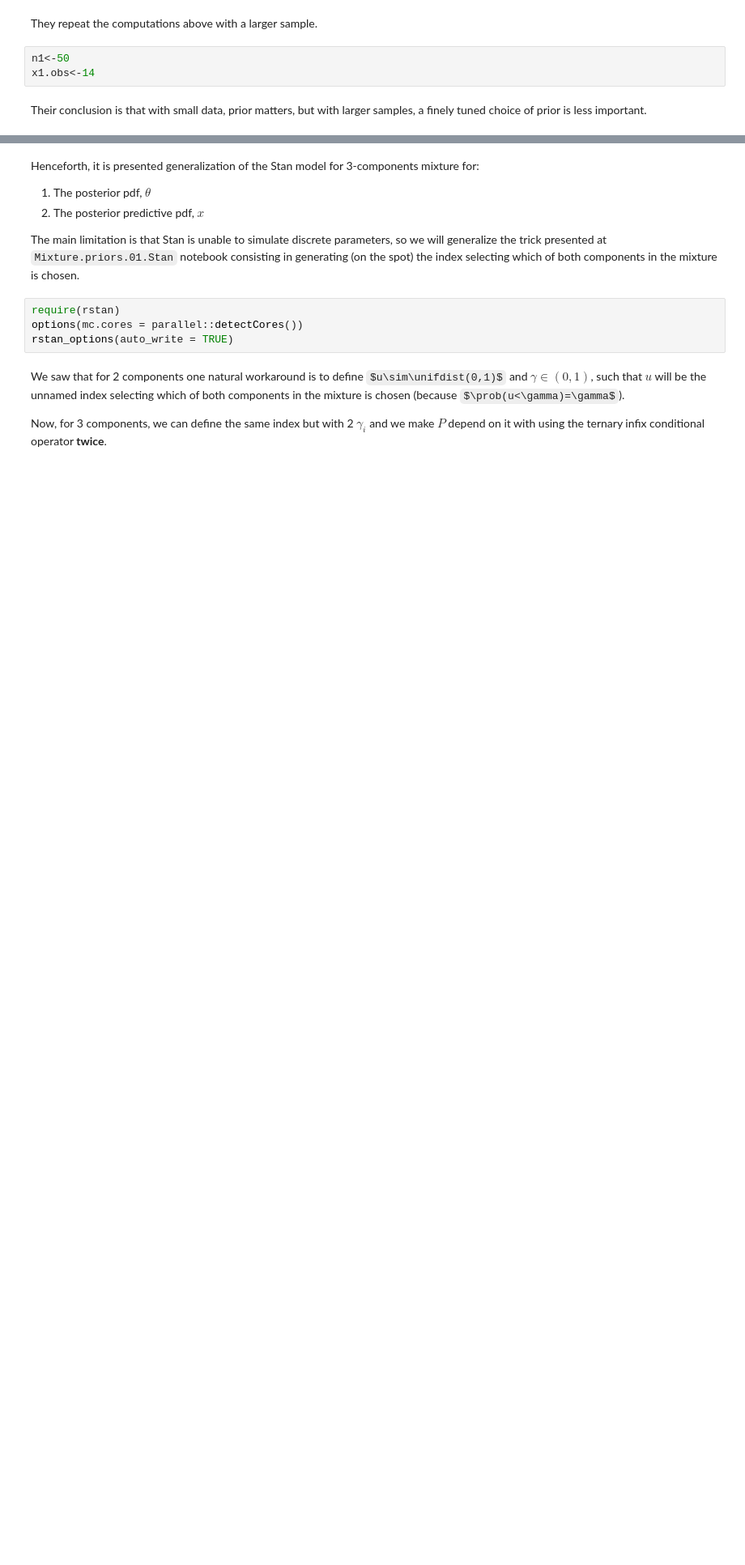
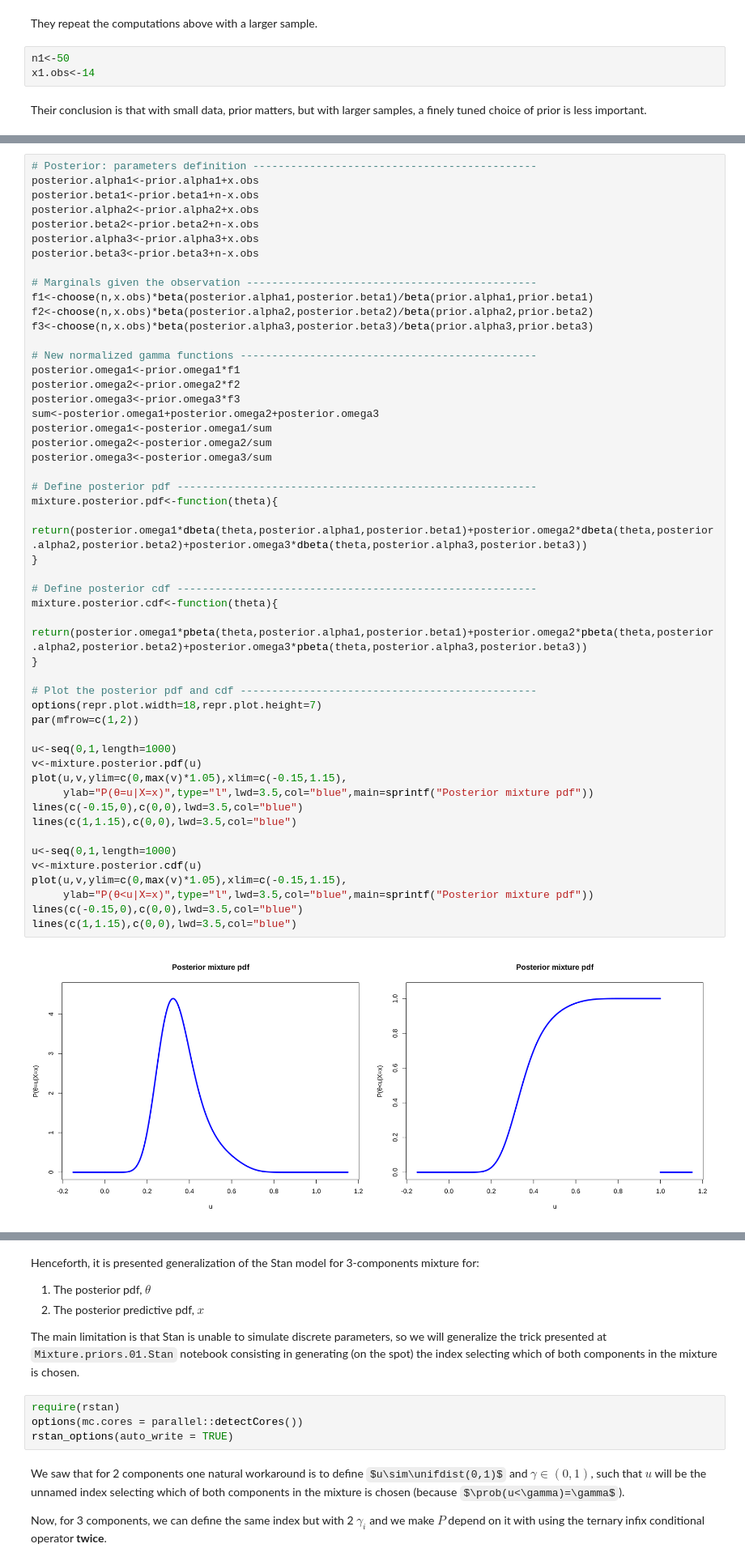
Before and after one commit to gcastro-98/bayesian-1st-assignment, a Jupyter notebook: LeonardoBocchi_GerardCastro_1st_assignment.ipynb, the cells around one changed output, grey strips where cells are left out. Shown: that part at 81% size. Saved outputs shown, nothing was run; the diff lists cells and outputs as text; some formulas as TeX source; blank space fills up the shorter version.

```diff
--- a/LeonardoBocchi_GerardCastro_1st_assignment.ipynb
+++ b/LeonardoBocchi_GerardCastro_1st_assignment.ipynb
@@ -529,0 +597,52 @@ lines(c(1,1.15),c(0,0),lwd=3.5,col="blue")
+# %%
+# Posterior: parameters definition ---------------------------------------------
+posterior.alpha1<-prior.alpha1+x.obs
+posterior.beta1<-prior.beta1+n-x.obs
+posterior.alpha2<-prior.alpha2+x.obs
+posterior.beta2<-prior.beta2+n-x.obs
+posterior.alpha3<-prior.alpha3+x.obs
+posterior.beta3<-prior.beta3+n-x.obs
+
+# Marginals given the observation ----------------------------------------------
+f1<-choose(n,x.obs)*beta(posterior.alpha1,posterior.beta1)/beta(prior.alpha1,prior.beta1)
+f2<-choose(n,x.obs)*beta(posterior.alpha2,posterior.beta2)/beta(prior.alpha2,prior.beta2)
+f3<-choose(n,x.obs)*beta(posterior.alpha3,posterior.beta3)/beta(prior.alpha3,prior.beta3)
+
+# New normalized gamma functions -----------------------------------------------
+posterior.omega1<-prior.omega1*f1
+posterior.omega2<-prior.omega2*f2
+posterior.omega3<-prior.omega3*f3
+sum<-posterior.omega1+posterior.omega2+posterior.omega3
+posterior.omega1<-posterior.omega1/sum
+posterior.omega2<-posterior.omega2/sum
+posterior.omega3<-posterior.omega3/sum
+
+# Define posterior pdf ---------------------------------------------------------
+mixture.posterior.pdf<-function(theta){
+    return(posterior.omega1*dbeta(theta,posterior.alpha1,posterior.beta1)+posterior.omega2*dbeta(theta,posterior.alpha2,posterior.beta2)+posterior.omega3*dbeta(theta,posterior.alpha3,posterior.beta3))
+}
+
+# Define posterior cdf ---------------------------------------------------------
+mixture.posterior.cdf<-function(theta){
+    return(posterior.omega1*pbeta(theta,posterior.alpha1,posterior.beta1)+posterior.omega2*pbeta(theta,posterior.alpha2,posterior.beta2)+posterior.omega3*pbeta(theta,posterior.alpha3,posterior.beta3))
+}
+
+# Plot the posterior pdf and cdf -----------------------------------------------
+options(repr.plot.width=18,repr.plot.height=7)
+par(mfrow=c(1,2))
+
+u<-seq(0,1,length=1000)
+v<-mixture.posterior.pdf(u)
+plot(u,v,ylim=c(0,max(v)*1.05),xlim=c(-0.15,1.15),
+     ylab="P(θ=u|X=x)",type="l",lwd=3.5,col="blue",main=sprintf("Posterior mixture pdf"))
+lines(c(-0.15,0),c(0,0),lwd=3.5,col="blue")
+lines(c(1,1.15),c(0,0),lwd=3.5,col="blue")
+
+u<-seq(0,1,length=1000)
+v<-mixture.posterior.cdf(u)
+plot(u,v,ylim=c(0,max(v)*1.05),xlim=c(-0.15,1.15),
+     ylab="P(θ<u|X=x)",type="l",lwd=3.5,col="blue",main=sprintf("Posterior mixture pdf"))
+lines(c(-0.15,0),c(0,0),lwd=3.5,col="blue")
+lines(c(1,1.15),c(0,0),lwd=3.5,col="blue")
+# %% [output]
+[figure, added]
```
Also changed, not shown: parts of 52 cells of this notebook.
